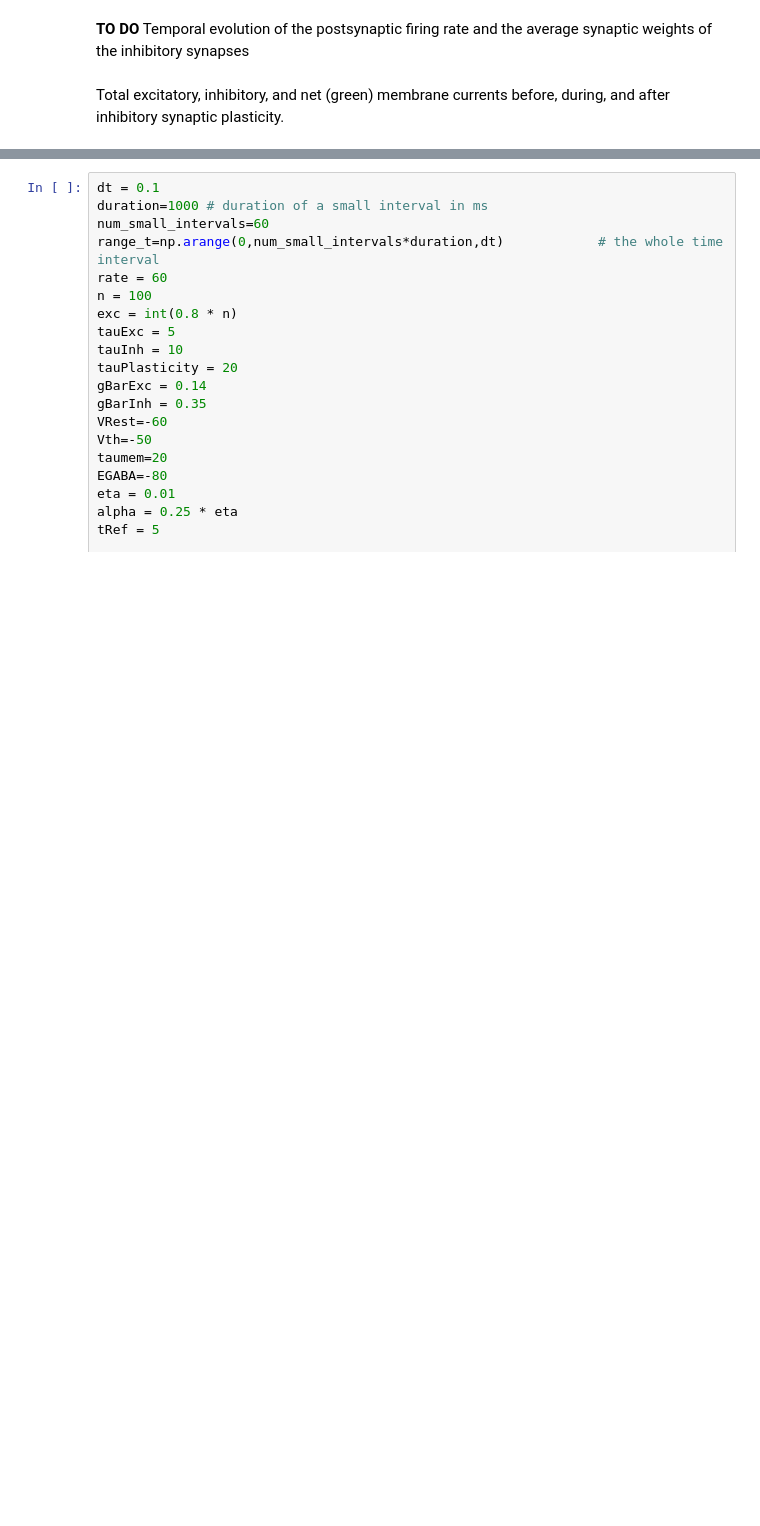
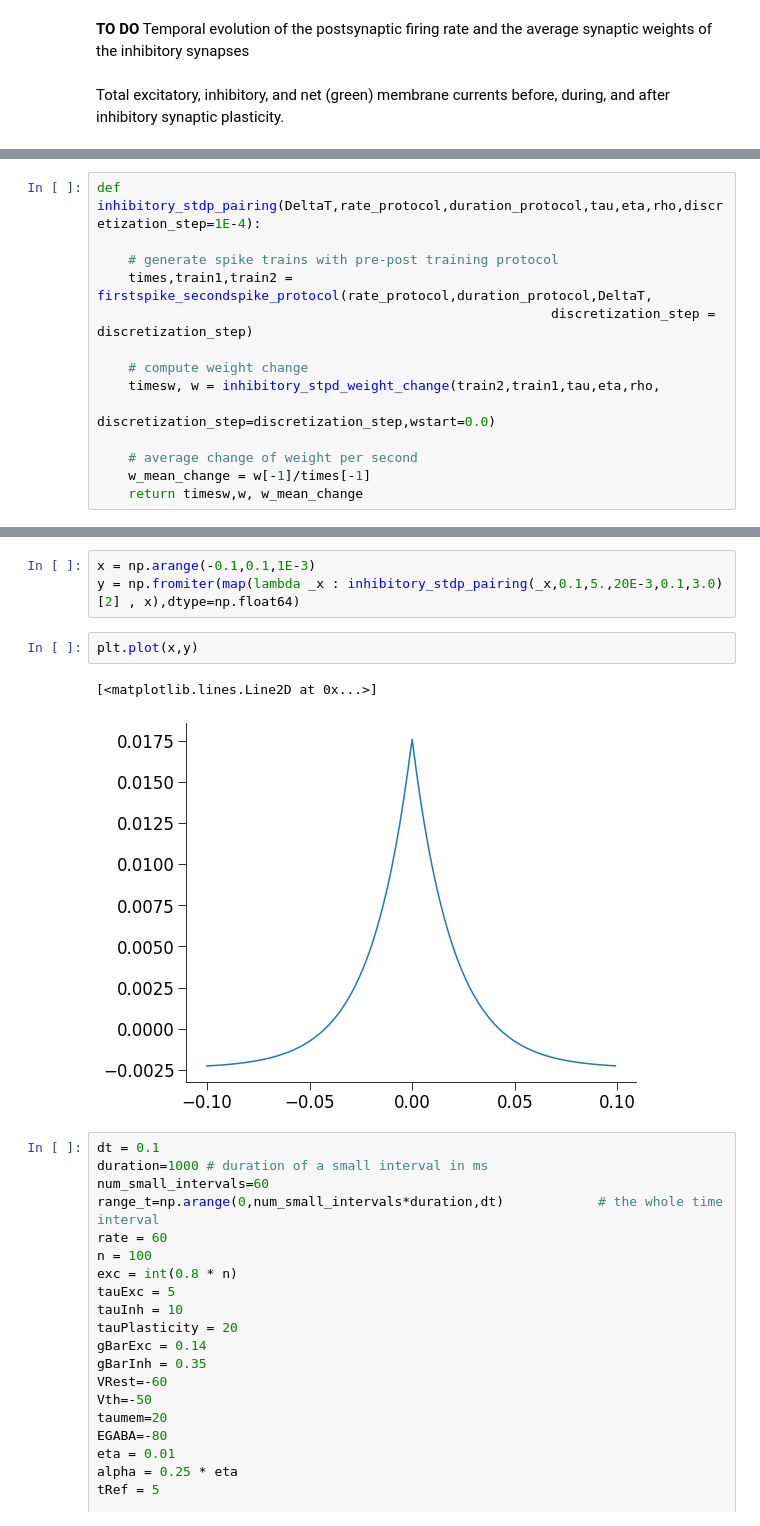
Before and after one commit to comp-neural-circuits/plasticity-workshop, a Jupyter notebook: stdp.ipynb, the cells around one changed output, grey strips where cells are left out. Drawn from its saved outputs; the diff is of its cells as text; blank space fills up the shorter version.

```diff
--- a/stdp.ipynb
+++ b/stdp.ipynb
@@ -839,0 +1024,14 @@ interact(inhSTDP_plot, eta = fixed(1e-4), rho = fixed(3e-3), tau = (10,70,0.1));
+# %%
+def inhibitory_stdp_pairing(DeltaT,rate_protocol,duration_protocol,tau,eta,rho,discretization_step=1E-4):
+
+    # generate spike trains with pre-post training protocol
+    times,train1,train2 = firstspike_secondspike_protocol(rate_protocol,duration_protocol,DeltaT,
+                                                          discretization_step = discretization_step)
+
+    # compute weight change
+    timesw, w = inhibitory_stpd_weight_change(train2,train1,tau,eta,rho,
+                                              discretization_step=discretization_step,wstart=0.0)
+
+    # average change of weight per second
+    w_mean_change = w[-1]/times[-1]
+    return timesw,w, w_mean_change
@@ -840,3 +1050,11 @@ interact(inhSTDP_plot, eta = fixed(1e-4), rho = fixed(3e-3), tau = (10,70,0.1));
+# %%
+x = np.arange(-0.1,0.1,1E-3)
+y = np.fromiter(map(lambda _x : inhibitory_stdp_pairing(_x,0.1,5.,20E-3,0.1,3.0)[2] , x),dtype=np.float64)
+# %%
+plt.plot(x,y)
+# %% [output]
+[<matplotlib.lines.Line2D at 0x...>]
+[figure, added]
 # %%
 dt = 0.1
 duration=1000 # duration of a small interval in ms
```
Also changed, not shown: parts of 16 cells of this notebook, 1 other file.
